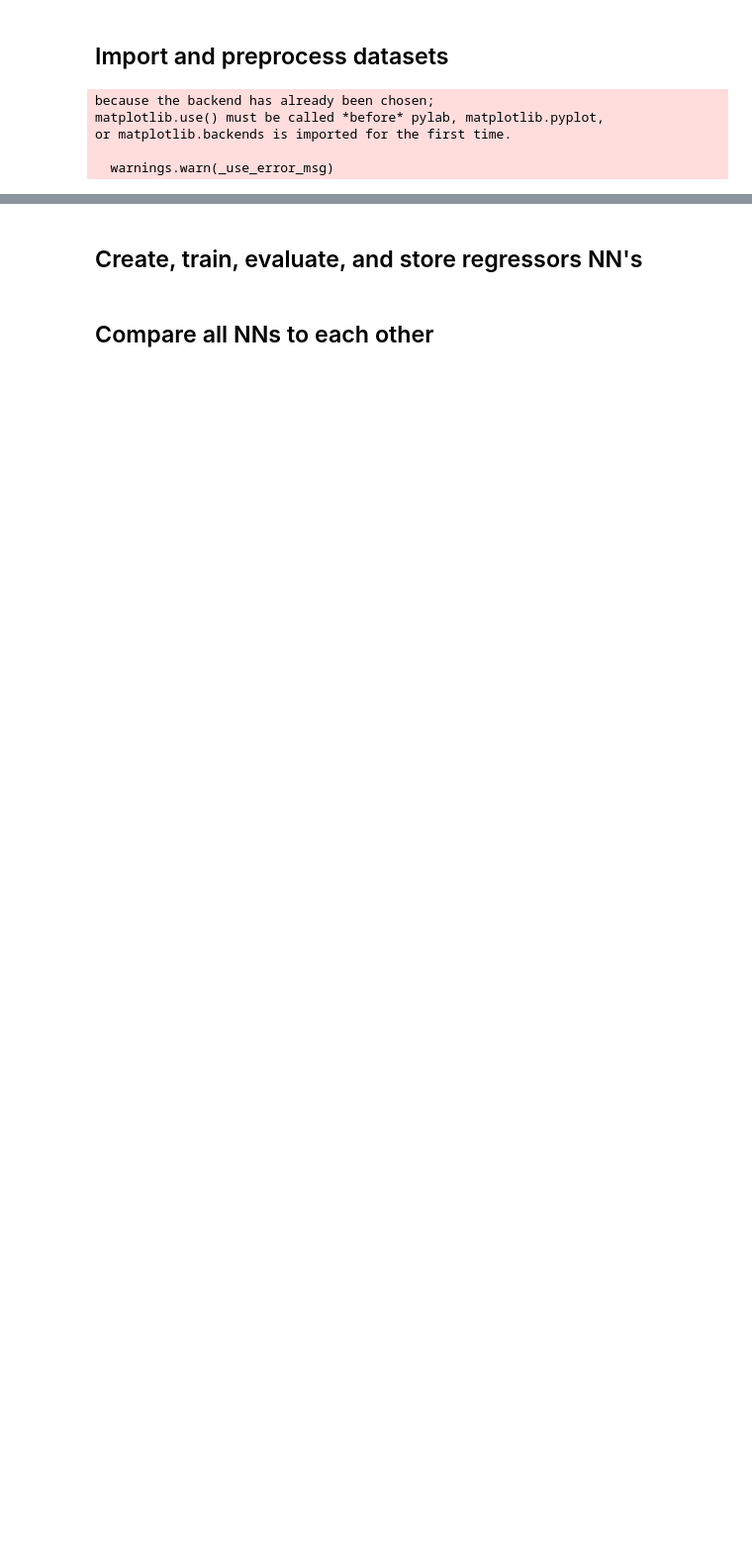
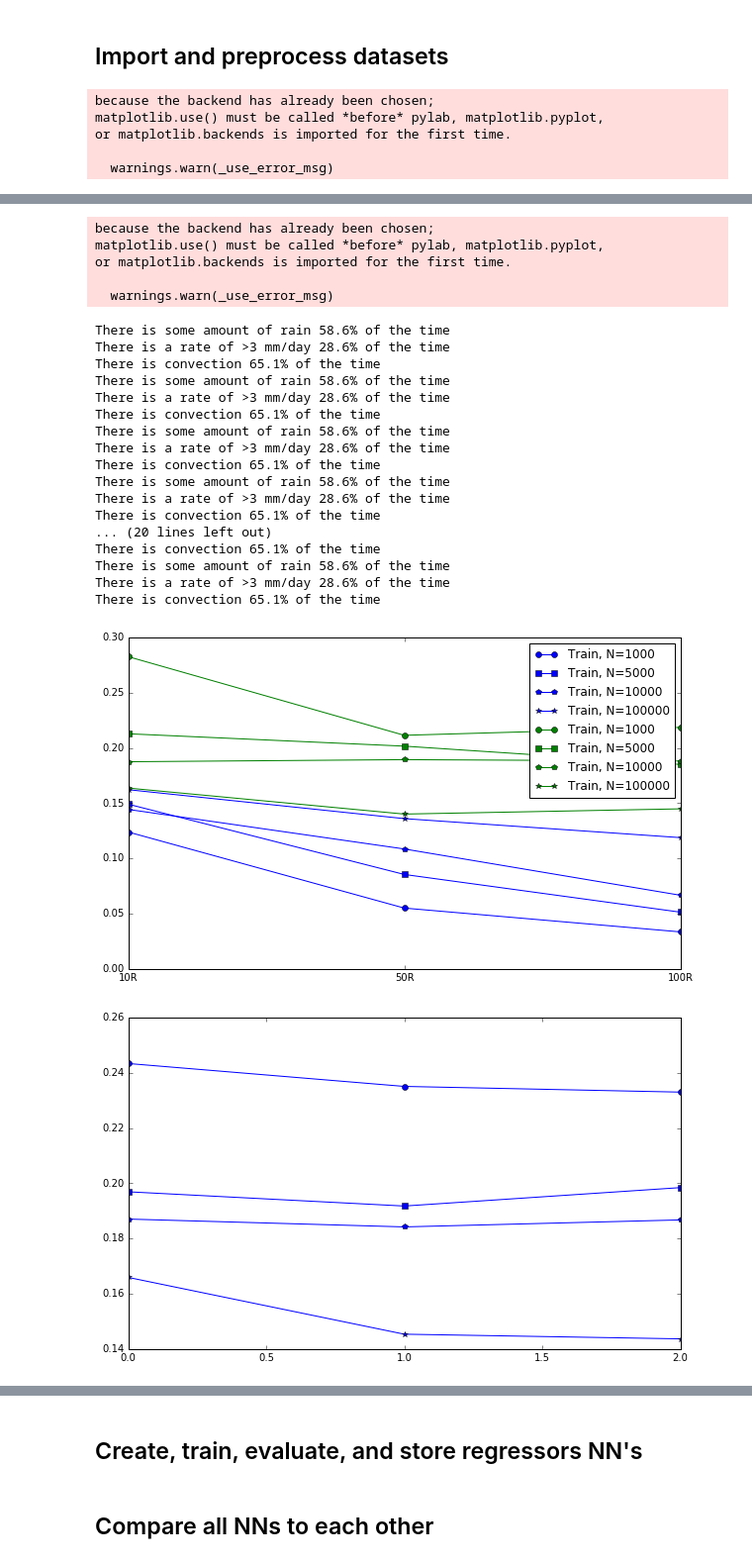
Before and after one commit to jgdwyer/ML-convection, a Jupyter notebook: Neural Network Workbook.ipynb, the cells around one changed output, grey strips where cells are left out. Shown at 99% size. Cells and saved outputs as stored; diff of their text form; code cells hidden in the pictures; blank space fills up the shorter version.

```diff
--- a/Neural Network Workbook.ipynb
+++ b/Neural Network Workbook.ipynb
@@ -33,0 +96,29 @@ or matplotlib.backends is imported for the first time.
+# %%
+from imp import reload
+reload(nnplot)
+nnplot.meta_compare_error_rate_v2()
+# %% [output]
+because the backend has already been chosen;
+matplotlib.use() must be called *before* pylab, matplotlib.pyplot,
+or matplotlib.backends is imported for the first time.
+
+  warnings.warn(_use_error_msg)
+There is some amount of rain 58.6% of the time
+There is a rate of >3 mm/day 28.6% of the time
+There is convection 65.1% of the time
+There is some amount of rain 58.6% of the time
+There is a rate of >3 mm/day 28.6% of the time
+There is convection 65.1% of the time
+There is some amount of rain 58.6% of the time
+There is a rate of >3 mm/day 28.6% of the time
+There is convection 65.1% of the time
+There is some amount of rain 58.6% of the time
+There is a rate of >3 mm/day 28.6% of the time
+There is convection 65.1% of the time
+... (20 lines left out)
+There is convection 65.1% of the time
+There is some amount of rain 58.6% of the time
+There is a rate of >3 mm/day 28.6% of the time
+There is convection 65.1% of the time
+[figure, added]
+[figure, added]
```
Also changed, not shown: parts of 37 cells of this notebook, 1 other file.
